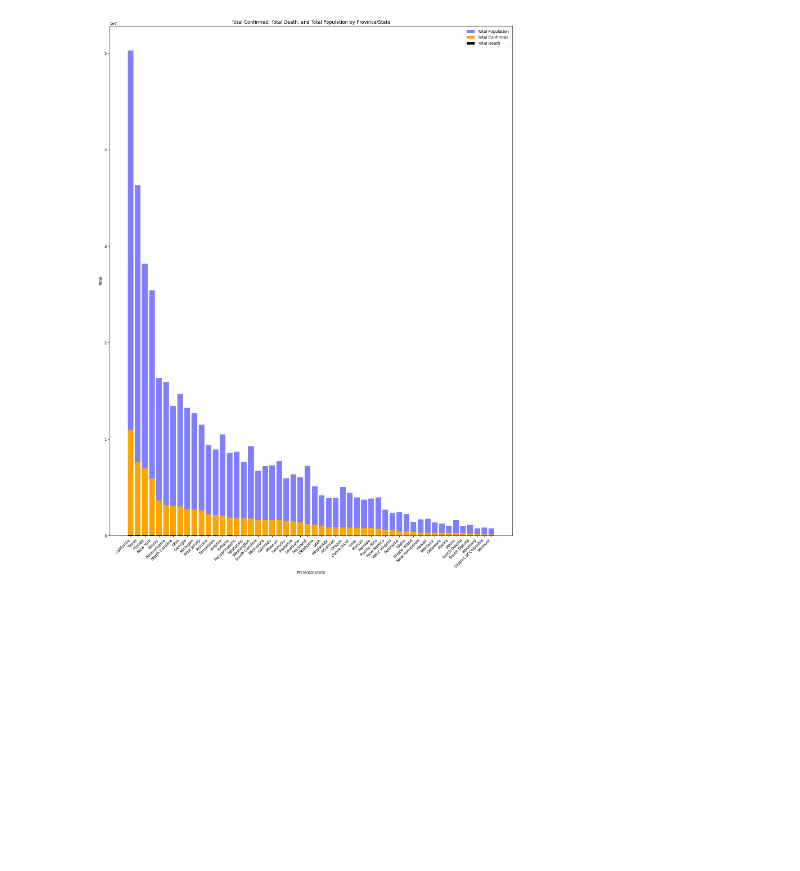
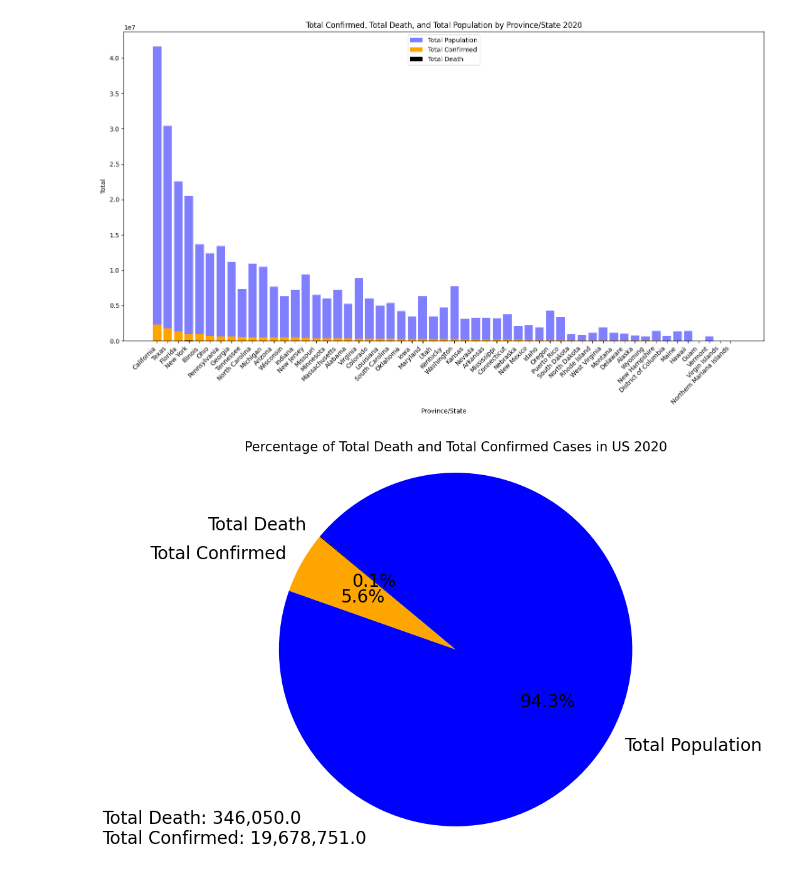
Before and after one commit to AppleBoiy/cs203-c19-analysis, a Jupyter notebook: code/ranking.ipynb, the cells around one changed output. Saved outputs shown, nothing was run; the diff lists cells and outputs as text; code cells hidden in the pictures; blank space fills up the shorter version.

```diff
--- a/code/ranking.ipynb
+++ b/code/ranking.ipynb
@@ -3,6 +3,8 @@ import pandas as pd
 import matplotlib.pyplot as plt
 # %%
 df = pd.read_csv('../data/data.csv')
+dt20 = pd.read_csv('../data/data2020.csv')
 p18 = pd.read_csv('../data/sp2018.csv')
 p19 = pd.read_csv('../data/sp2019.csv')
 p20 = pd.read_csv('../data/sp2020.csv')
+dt20.value_counts().head()
@@ -48,27 +69,55 @@ plt.show()
 # %%
-state_df = df.groupby('Province/State')[['Total Death', 'Total Confirmed']].sum().reset_index()
-state_df = state_df.sort_values(by='Total Confirmed', ascending=False)
 
-state_df = state_df.merge(p20[['State', '2020 Population']], left_on='Province/State', right_on='State', how='left')
 
-state_df['Total Population'] = state_df['2020 Population'] + state_df['Total Confirmed']
+state_dt20 = dt20.groupby('Province/State')[['Total Death', 'Total Confirmed']].sum().reset_index()
+state_dt20 = state_dt20.sort_values(by='Total Confirmed', ascending=False)
 
-plt.figure(figsize=(15, 20))
+state_dt20 = state_dt20.merge(p20[['State', '2020 Population']], left_on='Province/State', right_on='State', how='left')
 
-plt.bar(state_df['Province/State'], state_df['Total Population'], color='blue', label='Total Population', alpha=0.5)
-plt.bar(state_df['Province/State'], state_df['Total Confirmed'], color='orange', label='Total Confirmed')
-plt.bar(state_df['Province/State'], state_df['Total Death'], color='black', label='Total Death')
+state_dt20['Total Population'] = state_dt20['2020 Population'] + state_dt20['Total Confirmed']
+
+plt.figure(figsize=(15, 9))
+
+plt.bar(state_dt20['Province/State'], state_dt20['Total Population'], color='blue', alpha=0.5, label='Total Population')
+plt.bar(state_dt20['Province/State'], state_dt20['Total Confirmed'], color='orange', label='Total Confirmed')
+plt.bar(state_dt20['Province/State'], state_dt20['Total Death'], color='black', label='Total Death')
 
 
 plt.xlabel('Province/State')
-plt.ylabel('Total (Million)')
-plt.title('Total Confirmed, Total Death, and Total Population by Province/State')
+plt.ylabel('Total')
+plt.title('Total Confirmed, Total Death, and Total Population by Province/State 2020')
 
 plt.xticks(rotation=45, ha="right")
 
 plt.legend()
 
 plt.tight_layout()
 plt.show()
 # %% [output]
-[figure, old version]
+[figure, new version]
+# %%
+total_deaths = state_dt20['Total Death'].sum()
+total_confirmed = state_dt20['Total Confirmed'].sum() - total_deaths
+total_population = state_dt20['Total Population'].sum() - total_confirmed - total_deaths
+
+formatted_total_deaths = '{:,}'.format(total_deaths)
+formatted_total_confirmed = '{:,}'.format(total_confirmed)
+formatted_total_population = '{:,}'.format(total_population)
+
+labels = ['Total Death', 'Total Confirmed', 'Total Population']
+sizes = [total_deaths, total_confirmed, total_population]
+colors = ['black', 'orange', 'blue']
+
+plt.figure(figsize=(10, 10))
+plt.pie(sizes, labels=labels, colors=colors, autopct=lambda x: '{:.1f}%'.format(x), startangle=140, textprops={'fontsize': 20})
+
+title_text = f'Total Death: {formatted_total_deaths}\nTotal Confirmed: {formatted_total_confirmed}'
+plt.title('Percentage of Total Death and Total Confirmed Cases in US 2020', fontsize=15)
+
+total_text = f'Total Death: {formatted_total_deaths}\nTotal Confirmed: {formatted_total_confirmed}'
+plt.text(-2, -1.1, total_text, fontsize=20)
+
+plt.axis('equal')
+plt.show()
+# %% [output]
+[figure, added]
```
Also changed, not shown: parts of 4 cells of this notebook.
